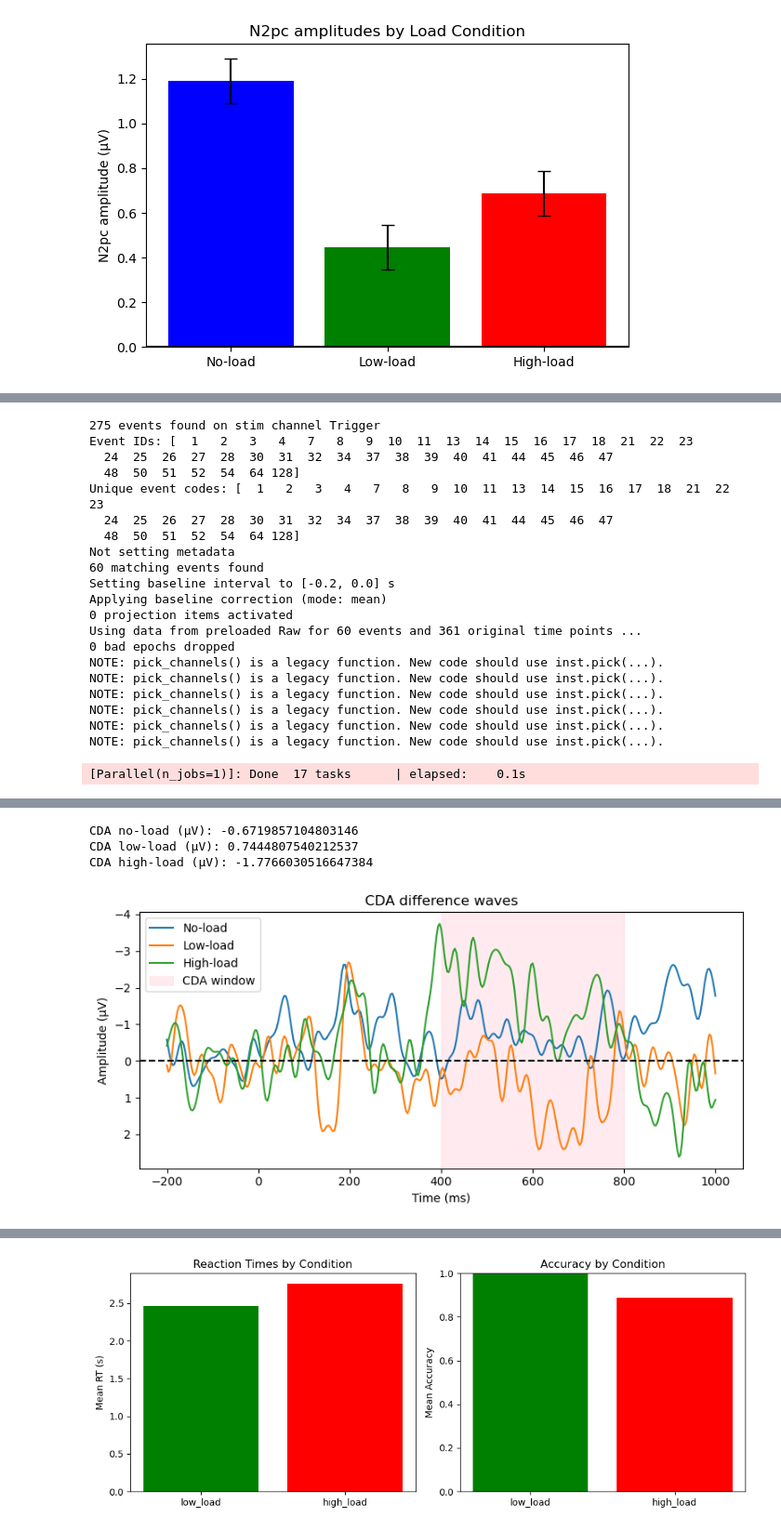
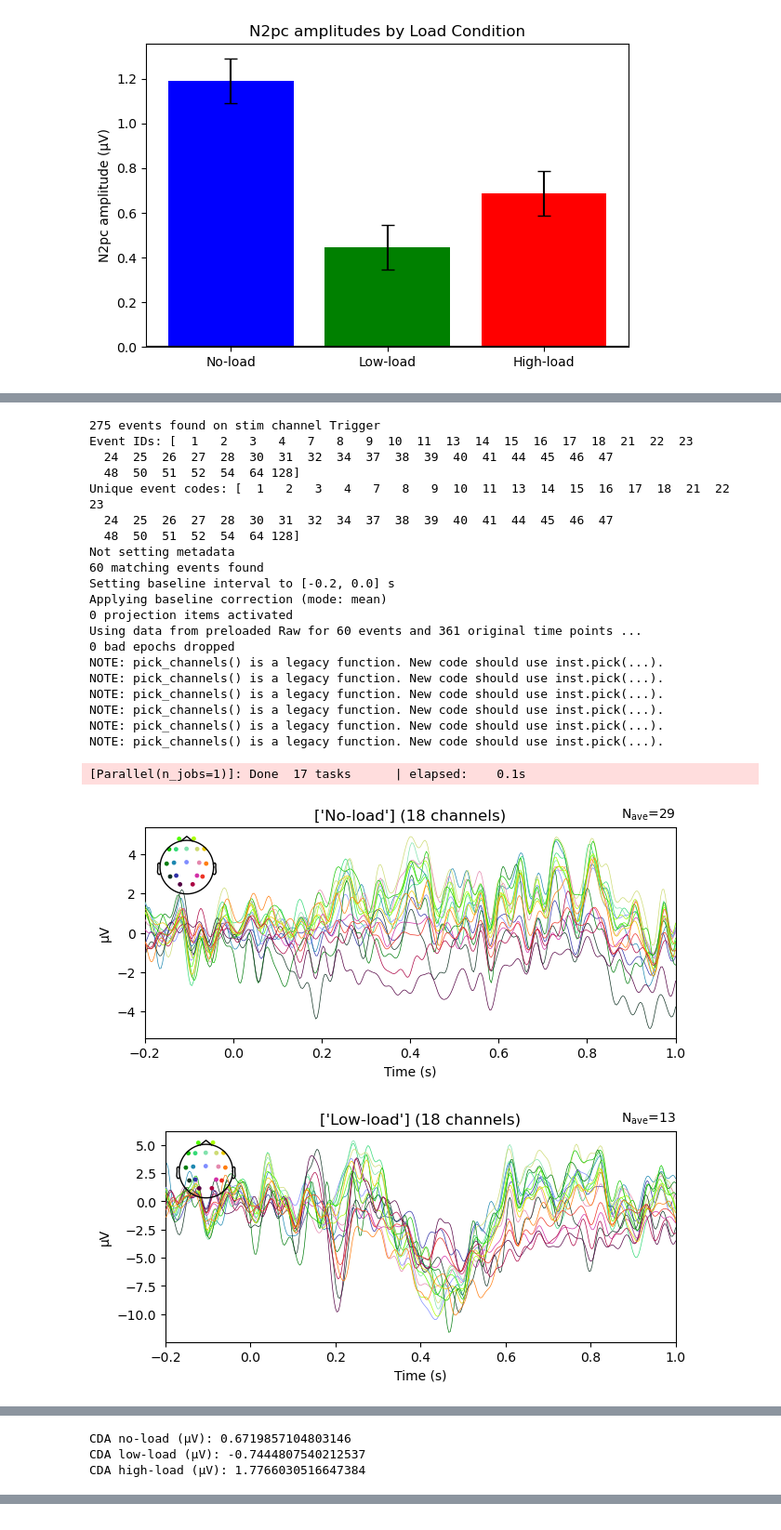
Before and after one commit to hyruuk/neurotheque_pilots, a Jupyter notebook: analysis_landault.ipynb, the cells around one changed output, grey strips where cells are left out. Shown at 93% size. Drawn from its saved outputs; the diff is of its cells as text; code cells hidden in the pictures.

```diff
--- a/analysis_landault.ipynb
+++ b/analysis_landault.ipynb
@@ -460,8 +460,8 @@ times = evoked_no.times
 # Compute CDA:
 # CDA is computed similarly to N2pc, but in a later time window, and referencing memory array.
 # Contralateral-minus-ipsilateral electrodes: same sets as before.
-right_hemi = ['P3','T5','O1']
-left_hemi = ['P4','T6','O2']
+left_hemi = ['P3','T5','O1']
+right_hemi = ['P4','T6','O2']
 
 
 def compute_diff(evoked, target_side='left'):
@@ -479,6 +479,9 @@ def compute_diff(evoked, target_side='left'):
 diff_no = compute_diff(evoked_no)
 diff_low = compute_diff(evoked_low)
 diff_high = compute_diff(evoked_high)
+evoked_no.plot(titles=['No-load'])
+evoked_low.plot(titles=['Low-load'])
+evoked_high.plot(titles=['High-load'])
 
 # CDA amplitude from 400–800 ms:
 CDA_start, CDA_end = 0.4, 0.8
@@ -587,30 +590,32 @@ FIR filter parameters
 ---------------------
 Designing a one-pass, zero-phase, non-causal bandpass filter:
 - Windowed time-domain design (firwin) method
 - Hamming window with 0.0194 passband ripple and 53 dB stopband attenuation
 - Lower passband edge: 0.10
 - Lower transition bandwidth: 0.10 Hz (-6 dB cutoff frequency: 0.05 Hz)
 - Upper passband edge: 30.00 Hz
 - Upper transition bandwidth: 7.50 Hz (-6 dB cutoff frequency: 33.75 Hz)
 - Filter length: 9901 samples (33.003 s)
 275 events found on stim channel Trigger
 Event IDs: [  1   2   3   4   7   8   9  10  11  13  14  15  16  17  18  21  22  23
   24  25  26  27  28  30  31  32  34  37  38  39  40  41  44  45  46  47
   48  50  51  52  54  64 128]
 Unique event codes: [  1   2   3   4   7   8   9  10  11  13  14  15  16  17  18  21  22  23
   24  25  26  27  28  30  31  32  34  37  38  39  40  41  44  45  46  47
   48  50  51  52  54  64 128]
 Not setting metadata
 60 matching events found
 Setting baseline interval to [-0.2, 0.0] s
 Applying baseline correction (mode: mean)
 0 projection items activated
 Using data from preloaded Raw for 60 events and 361 original time points ...
 0 bad epochs dropped
 NOTE: pick_channels() is a legacy function. New code should use inst.pick(...).
 NOTE: pick_channels() is a legacy function. New code should use inst.pick(...).
 NOTE: pick_channels() is a legacy function. New code should use inst.pick(...).
 NOTE: pick_channels() is a legacy function. New code should use inst.pick(...).
 NOTE: pick_channels() is a legacy function. New code should use inst.pick(...).
 NOTE: pick_channels() is a legacy function. New code should use inst.pick(...).
 [Parallel(n_jobs=1)]: Done  17 tasks      | elapsed:    0.1s
+[figure, new version]
+[figure, new version]
@@ -617,4 +623,3 @@ NOTE: pick_channels() is a legacy function. New code should use inst.pick(...).
-CDA no-load (µV): -0.6719857104803146
-CDA low-load (µV): 0.7444807540212537
-CDA high-load (µV): -1.7766030516647384
+CDA no-load (µV): 0.6719857104803146
+CDA low-load (µV): -0.7444807540212537
+CDA high-load (µV): 1.7766030516647384
-[figure, old version]
@@ -622,4 +628,3 @@ CDA high-load (µV): -1.7766030516647384
 0  high_load  2.758889  0.888889
 1   low_load  2.465641  1.000000
 2    no_load  3.592299  0.000000
-[figure, old version]
```
Also changed, not shown: parts of 2 cells of this notebook.
